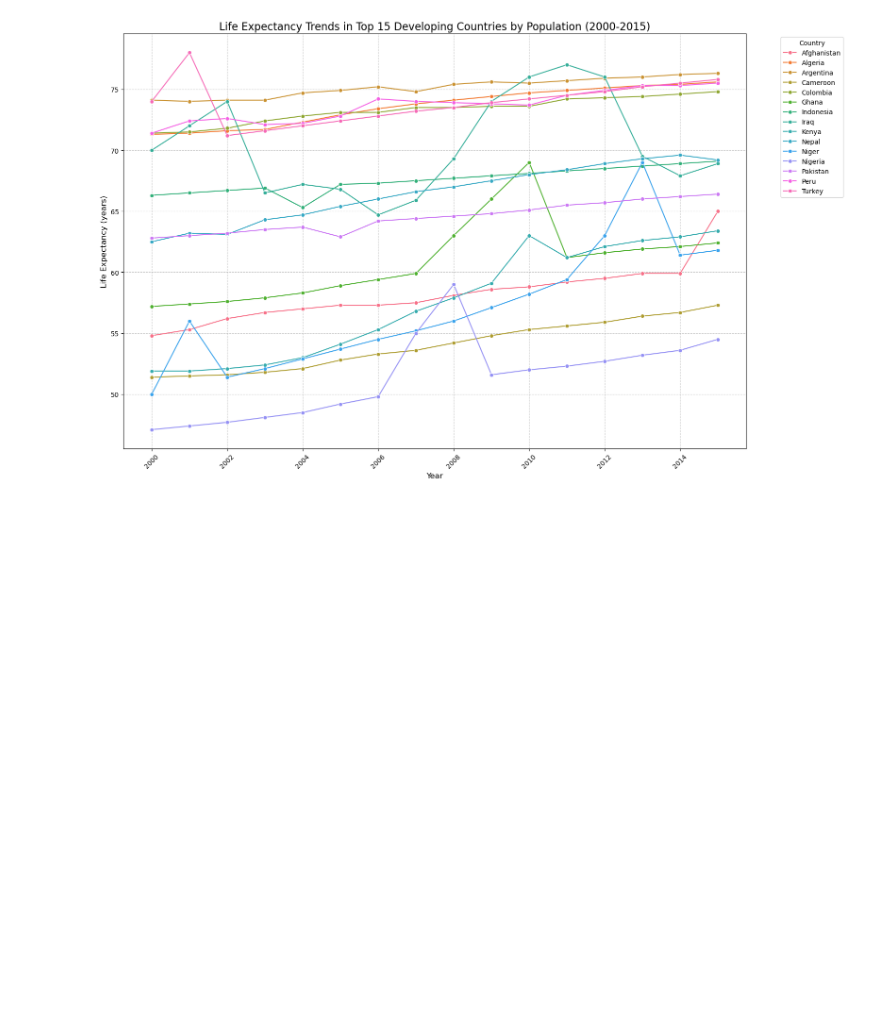
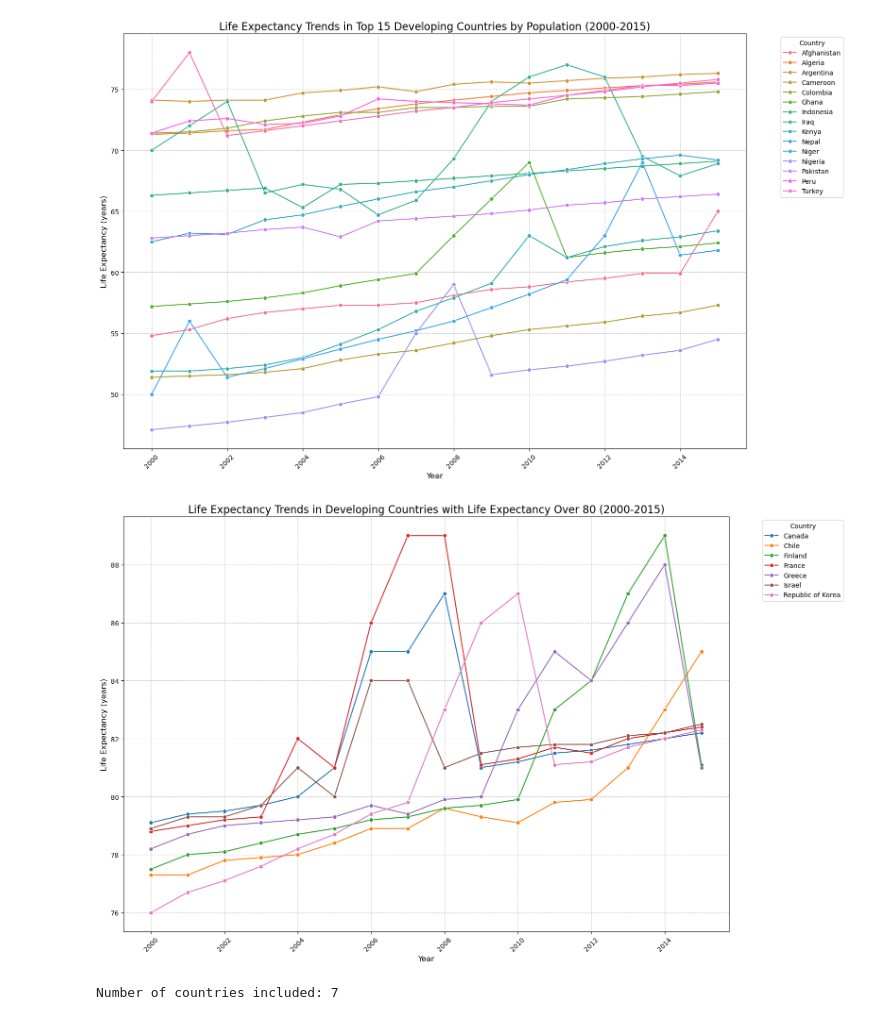
Before and after one commit to SRF-DS/project_1_group_3, a Jupyter notebook: life_expectancy_analysis.ipynb, the cells around one changed output. Drawn from its saved outputs; the diff is of its cells as text; code cells hidden in the pictures; blank space fills up the shorter version.

Commit message:
added more graphs/charts for question 1

```diff
--- a/life_expectancy_analysis.ipynb
+++ b/life_expectancy_analysis.ipynb
@@ -313,3 +316,40 @@ plt.tight_layout()
 plt.show()
 # %% [output]
 [figure]
+# %%
+# Filter for developing countries
+developing_df = df[df['Status'] == 'Developing']
+
+# Find countries that have life expectancy over 70 at any point
+countries_over_80 = developing_df[developing_df['Life expectancy '] > 80]['Country'].unique()
+
+# Filter the dataframe for these countries
+plot_df = developing_df[developing_df['Country'].isin(countries_over_80)]
+
+# Create the plot
+plt.figure(figsize=(16, 10))
+sns.lineplot(data=plot_df, x='Year', y='Life expectancy ', hue='Country', marker='o')
+
+plt.title('Life Expectancy Trends in Developing Countries with Life Expectancy Over 80 (2000-2015)', fontsize=16)
+plt.xlabel('Year', fontsize=12)
+plt.ylabel('Life Expectancy (years)', fontsize=12)
+
+# Add grid for better readability
+plt.grid(True, linestyle='--', alpha=0.7)
+
+# Improve legend
+plt.legend(title='Country', bbox_to_anchor=(1.05, 1), loc='upper left')
+
+# Rotate x-axis labels for better readability
+plt.xticks(rotation=45)
+# Save the plot
+plt.savefig('life_expectancy_developing_countries_over_80.png', dpi=300, bbox_inches='tight')
+
+plt.tight_layout()
+plt.show()
+
+# Print the number of countries included
+print(f"Number of countries included: {len(countries_over_80)}")
+# %% [output]
+[figure, added]
+Number of countries included: 7
```
Also changed, not shown: parts of 3 cells of this notebook, 11 other files.
